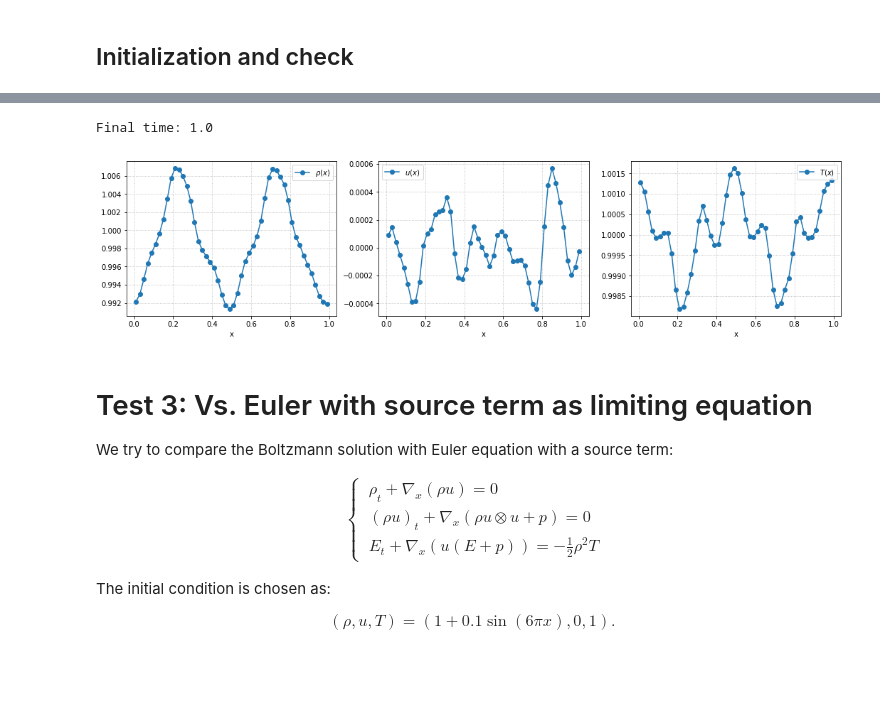
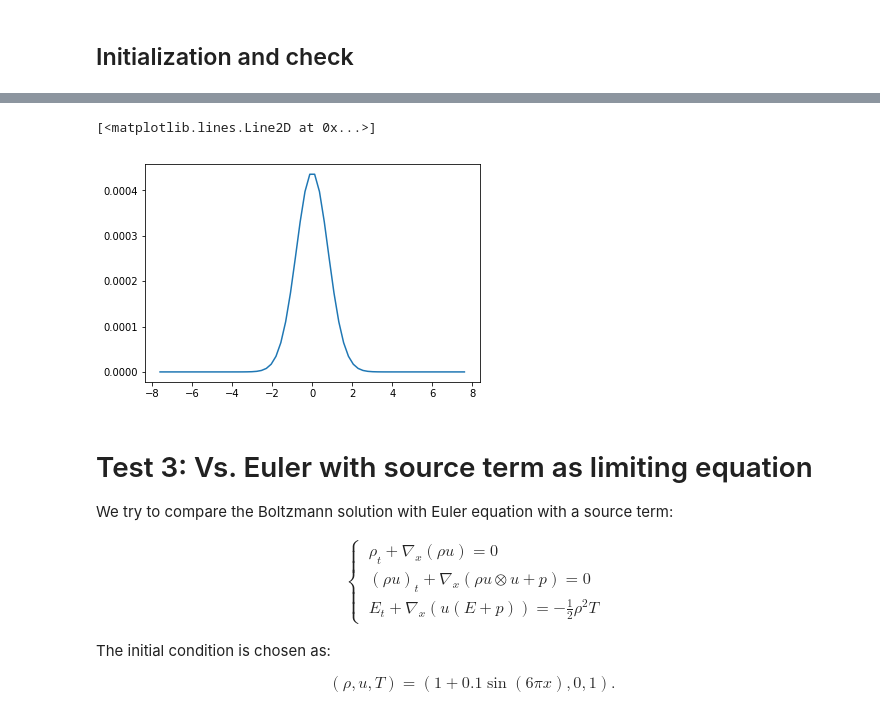
Before and after one commit to Mayuyu/proj-int-inelastic, a Jupyter notebook: main_test.ipynb, the cells around one changed output, grey strips where cells are left out. Drawn from its saved outputs; the diff is of its cells as text; code cells hidden in the pictures; blank space fills up the shorter version.

```diff
--- a/main_test.ipynb
+++ b/main_test.ipynb
@@ -288,17 +287,8 @@ $e=1$
-# %%
-print("Final time: {}".format(soln.t))
-fig, ax = plt.subplots(1, 3, figsize=(18, 4))
-
-ax[0].plot(x, soln.rho, '-o', label=r'$\rho(x)$')
-ax[1].plot(x, soln.u[0], '-o', label=r'$u(x)$')
-ax[2].plot(x, soln.T, '-o', label=r'$T(x)$')
-for iax in ax:
-    iax.set_xlabel(r'x')
-    iax.legend()
-    iax.grid(which='both',linestyle=':')
-# %% [output]
-Final time: 1.0
-[figure, removed]
+# %%
+plt.plot(Q.v, soln.f[20, 20])
+# %% [output]
+[<matplotlib.lines.Line2D at 0x...>]
+[figure, added]
 # %% [markdown]
 # Test 3: Vs. Euler with source term as limiting equation
 
```
Also changed, not shown: parts of 17 cells of this notebook.
